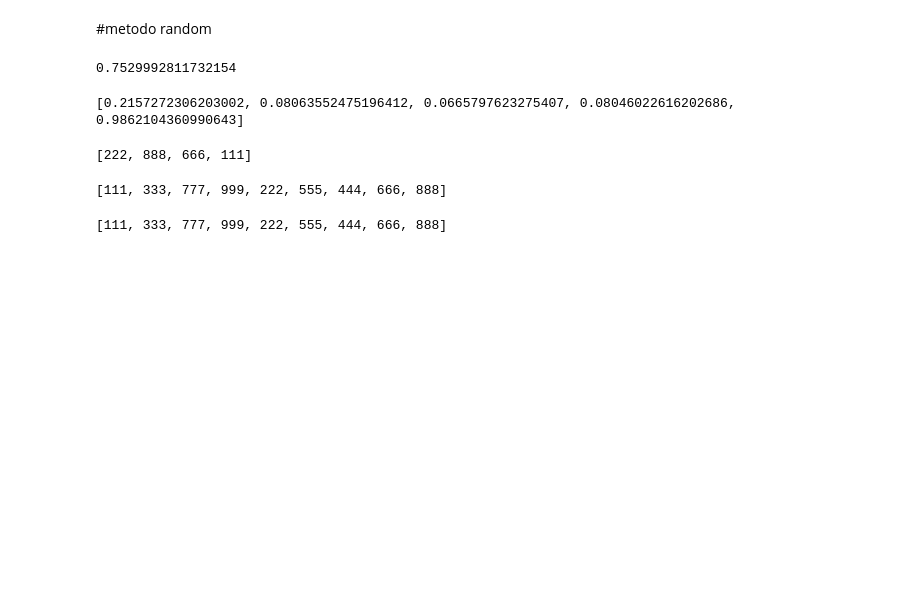
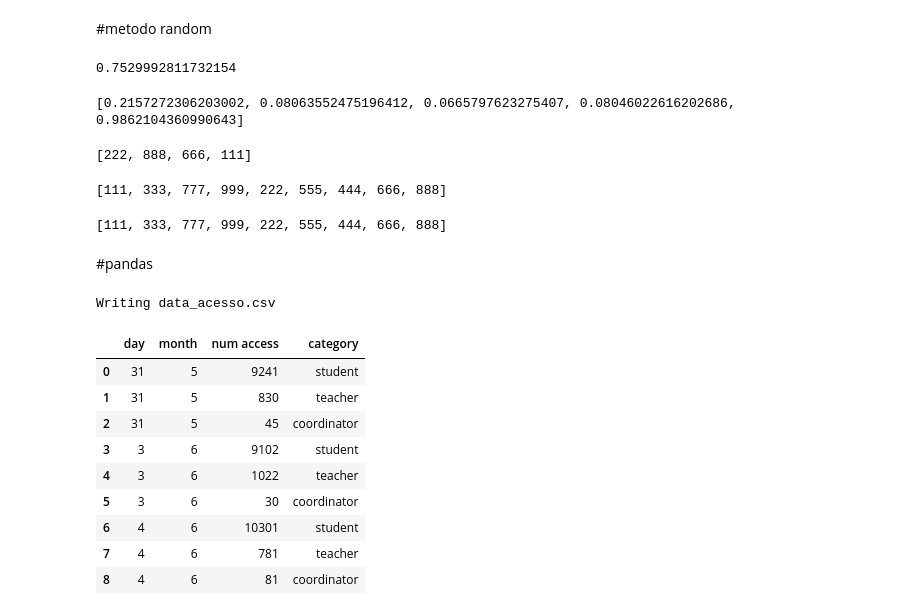
Before and after one commit to AlexsanderPessoa/Agro_bibliotecas, a Jupyter notebook: agro_bibliotecas.ipynb, the cells around one changed output. Drawn from its saved outputs; the diff is of its cells as text; code cells hidden in the pictures; blank space fills up the shorter version.

```diff
--- a/agro_bibliotecas.ipynb
+++ b/agro_bibliotecas.ipynb
@@ -72,3 +72,46 @@ print(numeros)
 numeros
 # %% [output]
 [111, 333, 777, 999, 222, 555, 444, 666, 888]
+# %% [markdown]
+#pandas
+# %%
+#estamos criando um arquivo que se chama data_acess.csv
+#estou mudando de nome para não dar conflito com o
+#arquivo que eu tenho para data_acesso.csv
+%%writefile data_acesso.csv
+day,month,num access,category
+31,5,9241,student
+31,5,830,teacher
+31,5,45,coordinator
+3,6,9102,student
+3,6,1022,teacher
+3,6,30,coordinator
+4,6,10301,student
+4,6,781,teacher
+4,6,81,coordinator
+# %% [output]
+Writing data_acesso.csv
+# %%
+#preciso carregar o arquivo
+import pandas as pd
+
+#estou chamando o arquivo e carregando na minha variavel chamada df (data frame)
+#o arquivo esta nesse caminho (olhe no menu na pasta)
+df = pd.read_csv('/content/data_acesso.csv')
+
+df
+
+# o método read_csv carrega um arquivo no formato '.csv'
+# a primeira linha do arquivo se torna os rótulos das colunas
+# como os indices não foram especificados, são criados automaticamente
+# %% [output]
+|  | day | month | num access | category |
+| 0 | 31 | 5 | 9241 | student |
+| 1 | 31 | 5 | 830 | teacher |
+| 2 | 31 | 5 | 45 | coordinator |
+| 3 | 3 | 6 | 9102 | student |
+| 4 | 3 | 6 | 1022 | teacher |
+| 5 | 3 | 6 | 30 | coordinator |
+| 6 | 4 | 6 | 10301 | student |
+| 7 | 4 | 6 | 781 | teacher |
+| 8 | 4 | 6 | 81 | coordinator |
```
Also changed, not shown: parts of 22 cells of this notebook.
